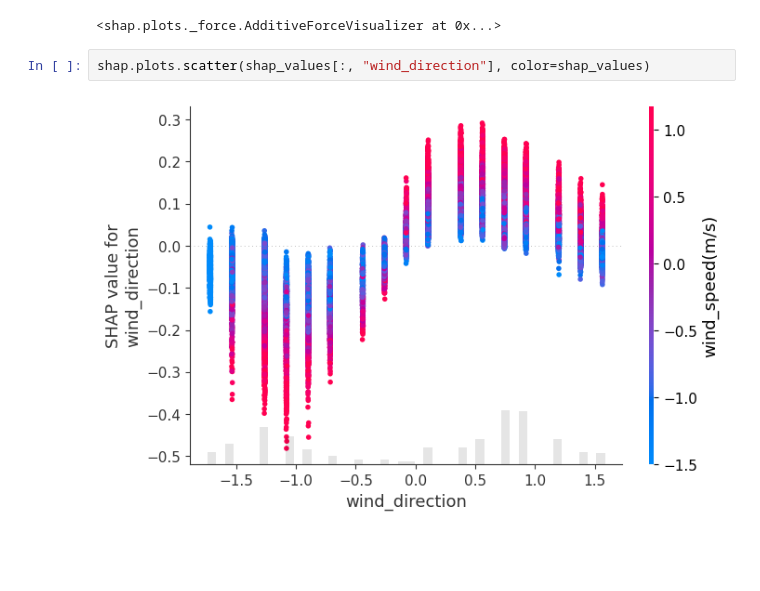
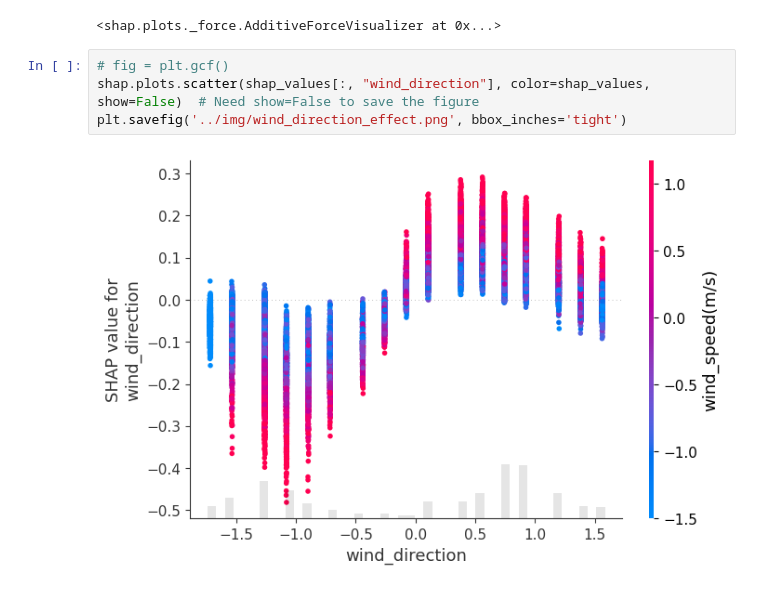
Before and after one commit to johnwslee/fine_dust_analysis, a Jupyter notebook: notebooks/4_LGBM_feature_importance.ipynb, the cells around one changed output. Drawn from its saved outputs; the diff is of its cells as text; blank space fills up the shorter version.

Commit message:
Prepared images

```diff
--- a/notebooks/4_LGBM_feature_importance.ipynb
+++ b/notebooks/4_LGBM_feature_importance.ipynb
@@ -145,9 +148,11 @@ shap.plots.force(shap_values[1000])
 # %% [output]
 <shap.plots._force.AdditiveForceVisualizer at 0x...>
 # %%
-shap.plots.scatter(shap_values[:, "wind_direction"], color=shap_values)
+# fig = plt.gcf()
+shap.plots.scatter(shap_values[:, "wind_direction"], color=shap_values, show=False)  # Need show=False to save the figure
+plt.savefig('../img/wind_direction_effect.png', bbox_inches='tight')
 # %% [output]
-[figure, old version]
+[figure, new version]
 # %%
 shap.plots.scatter(shap_values[:, "lowest_ceiling(100m)"], color=shap_values)
 # %% [output]
```
Also changed, not shown: parts of 5 cells of this notebook, 10 other files.
